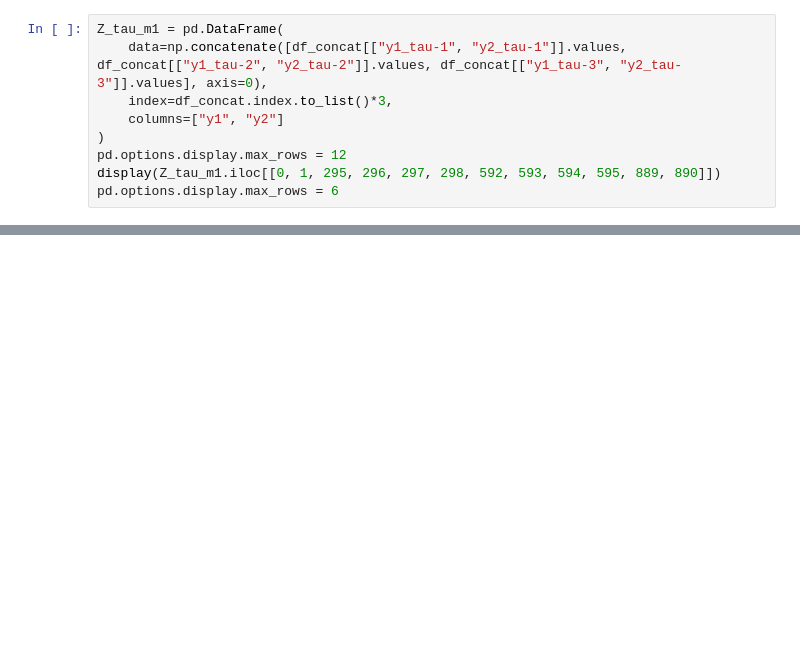
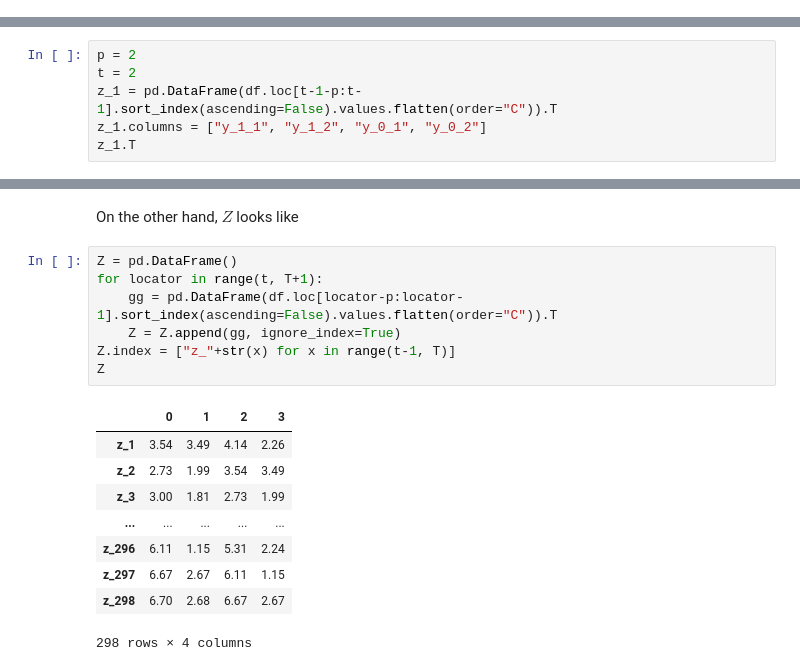
Before and after one commit to NoobQuant/Data_Science_Projects, a Jupyter notebook: stats/var_estimaton.ipynb, the cells around one changed output, grey strips where cells are left out. Saved outputs shown, nothing was run; the diff lists cells and outputs as text; blank space fills up the shorter version.

```diff
--- a/stats/var_estimaton.ipynb
+++ b/stats/var_estimaton.ipynb
@@ -237,9 +0,0 @@ What does $Z_{\tau-1}$ look like? Glad you asked!
-# %%
-Z_tau_m1 = pd.DataFrame(
-    data=np.concatenate([df_concat[["y1_tau-1", "y2_tau-1"]].values, df_concat[["y1_tau-2", "y2_tau-2"]].values, df_concat[["y1_tau-3", "y2_tau-3"]].values], axis=0),
-    index=df_concat.index.to_list()*3,
-    columns=["y1", "y2"]
-)
-pd.options.display.max_rows = 12
-display(Z_tau_m1.iloc[[0, 1, 295, 296, 297, 298, 592, 593, 594, 595, 889, 890]])
-pd.options.display.max_rows = 6
@@ -314,0 +126,6 @@ $$
+# %%
+p = 2
+t = 2
+z_1 = pd.DataFrame(df.loc[t-1-p:t-1].sort_index(ascending=False).values.flatten(order="C")).T
+z_1.columns = ["y_1_1", "y_1_2", "y_0_1", "y_0_2"]
+z_1.T
@@ -314,0 +178,19 @@ $$
+# %% [markdown]
+On the other hand, $Z$ looks like
+# %%
+Z = pd.DataFrame()
+for locator in range(t, T+1):
+    gg = pd.DataFrame(df.loc[locator-p:locator-1].sort_index(ascending=False).values.flatten(order="C")).T
+    Z = Z.append(gg, ignore_index=True)
+Z.index = ["z_"+str(x) for x in range(t-1, T)]
+Z
+# %% [output]
+|  | 0 | 1 | 2 | 3 |
+| z_1 | 3.54 | 3.49 | 4.14 | 2.26 |
+| z_2 | 2.73 | 1.99 | 3.54 | 3.49 |
+| z_3 | 3.00 | 1.81 | 2.73 | 1.99 |
+| ... | ... | ... | ... | ... |
+| z_296 | 6.11 | 1.15 | 5.31 | 2.24 |
+| z_297 | 6.67 | 2.67 | 6.11 | 1.15 |
+| z_298 | 6.70 | 2.68 | 6.67 | 2.67 |
+298 rows × 4 columns
```
Also changed, not shown: parts of 48 cells of this notebook.
